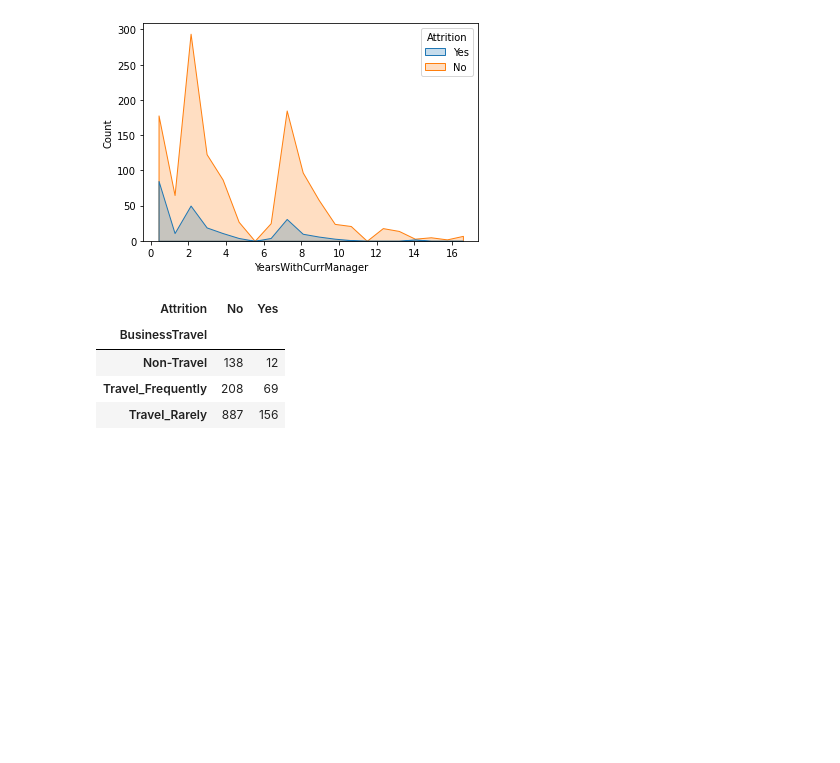
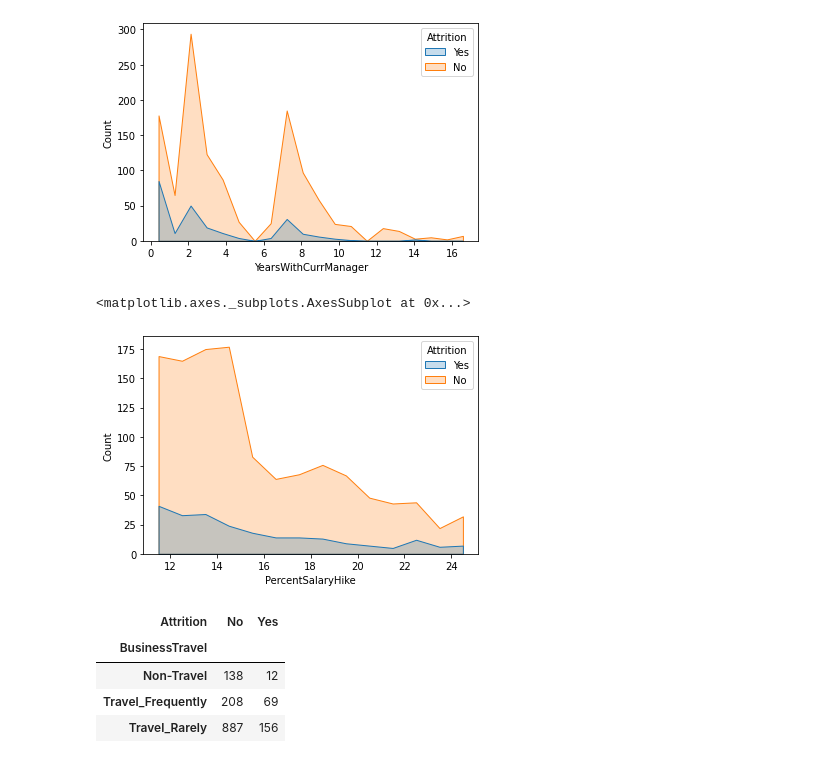
Before and after one commit to rby756/employee-attrition-prediction, a Jupyter notebook: IBM employee attrition .ipynb, the cells around one changed output. Cells and saved outputs as stored; diff of their text form; code cells hidden in the pictures; blank space fills up the shorter version.

```diff
--- a/IBM employee attrition .ipynb
+++ b/IBM employee attrition .ipynb
@@ -30,7 +30,7 @@ pd.options.display.max_rows=None
 # %% [markdown]
 # Read Data
 # %%
-data=pd.read_csv('E:\data science\Projects\Employee performance and attrition\Dataset\HR-Employee-Attrition.csv')
+data=pd.read_csv('E:\Portfolio projects\Employee performance and attrition\Dataset\HR-Employee-Attrition.csv')
 data.head()
 # %% [output]
 |  | Age | Attrition | BusinessTravel | DailyRate | Department | DistanceFromHome | Education | ... |
@@ -240,6 +240,11 @@ sns.histplot(x='YearsWithCurrManager',data=data,hue='Attrition', element='poly')
 # %% [output]
 <matplotlib.axes._subplots.AxesSubplot at 0x...>
 [figure]
+# %%
+sns.histplot(x='PercentSalaryHike',data=data,hue='Attrition', element='poly')
+# %% [output]
+<matplotlib.axes._subplots.AxesSubplot at 0x...>
+[figure, added]
 # %%
 value_1=pd.crosstab(index=data['BusinessTravel'], columns=data['Attrition'])
 value_1
```
Also changed, not shown: parts of 85 cells of this notebook, 5 other files.
